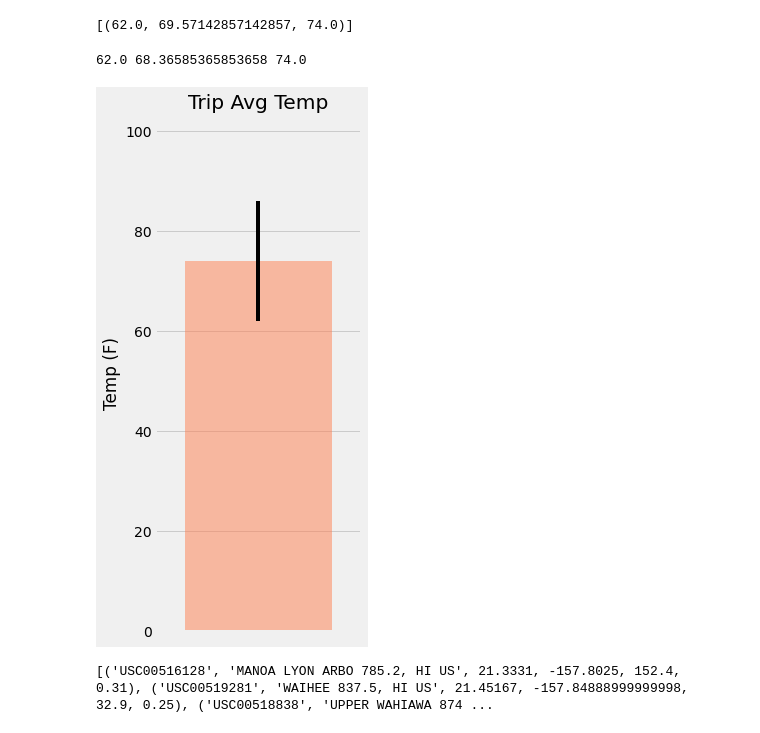
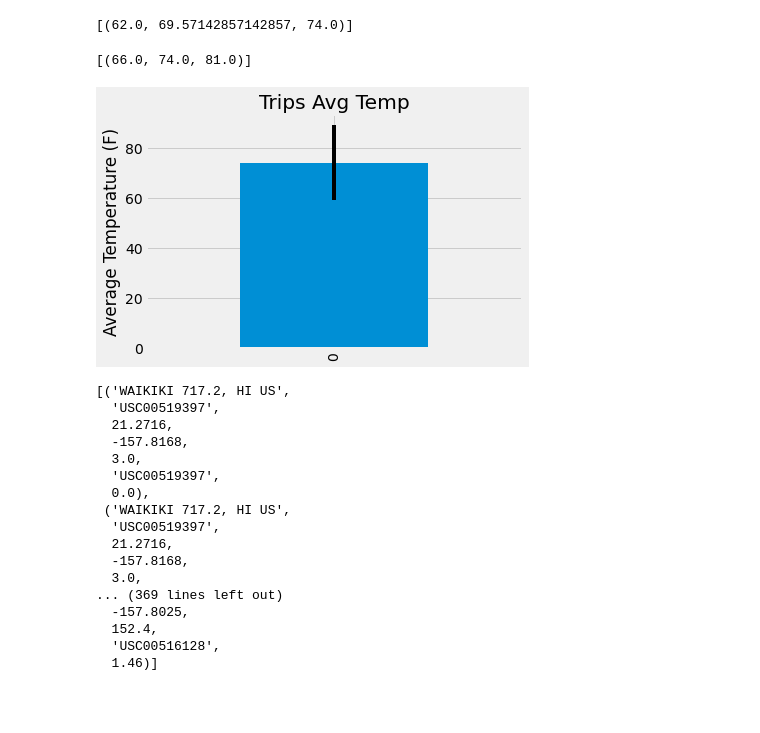
Before and after one commit to leonardz17/SQLAlchemy_Challenge, a Jupyter notebook: climate_analysis.ipynb, the cells around one changed output. Drawn from its saved outputs; the diff is of its cells as text; code cells hidden in the pictures; blank space fills up the shorter version.

```diff
--- a/climate_analysis.ipynb
+++ b/climate_analysis.ipynb
@@ -149,20 +149,51 @@ print(calc_temps('2012-02-28', '2012-03-05'))
 # %%
 # Use your previous function `calc_temps` to calculate the tmin, tavg, and tmax
 # for your trip using the previous year's data for those same dates.
+trip_temps = calc_temps('2015-11-17', '2015-11-24')
+trip_temps
 # %% [output]
-62.0 68.36585365853658 74.0
+[(66.0, 74.0, 81.0)]
 # %%
 # Plot the results from your previous query as a bar chart.
 # Use "Trip Avg Temp" as your Title
 # Use the average temperature for the y value
 # Use the peak-to-peak (tmax-tmin) value as the y error bar (yerr)
+
+temps_df = pd.DataFrame(trip_temps, columns=["min","avg","max"])
+avg_value = temps_df["avg"]
+yerr_temp = temps_df["max"] - temps_df["min"]
+avg_value.plot(kind='bar',yerr=yerr_temp)
+plt.ylabel("Average Temperature (F)")
+plt.title("Trips Avg Temp")
+plt.show()
 # %% [output]
-[figure, old version]
+[figure, new version]
 # %%
 # Calculate the total amount of rainfall per weather station for your trip dates using the previous year's matching dates.
-# Sort this in descending order by precipitation amount and list the station, name, latitude, longitude, and elevation
+# Sort this in descending order by precipitation amount and list the stamtion, nae, latitude, longitude, and elevation
+
+sel = [station.name,station.station,station.latitude,station.longitude,station.elevation,measurement.station,measurement.prcp]
+
+rainfall_data = session.query(*sel).filter(station.station == measurement.station,measurement.date >= '2015-11-17',measurement.date <= '2015-11-24').all()
+rainfall_data
 # %% [output]
-[('USC00516128', 'MANOA LYON ARBO 785.2, HI US', 21.3331, -157.8025, 152.4, 0.31), ('USC00519281', 'WAIHEE 837.5, HI US', 21.45167, -157.84888999999998, 32.9, 0.25), ('USC00518838', 'UPPER WAHIAWA 874 ...
+[('WAIKIKI 717.2, HI US',
+  'USC00519397',
+  21.2716,
+  -157.8168,
+  3.0,
+  'USC00519397',
+  0.0),
+ ('WAIKIKI 717.2, HI US',
+  'USC00519397',
+  21.2716,
+  -157.8168,
+  3.0,
+... (369 lines left out)
+  -157.8025,
+  152.4,
+  'USC00516128',
+  1.46)]
 # %%
 # Create a query that will calculate the daily normals
 # (i.e. the averages for tmin, tmax, and tavg for all historic data matching a specific month and day)
```
Also changed, not shown: parts of 4 cells of this notebook.
